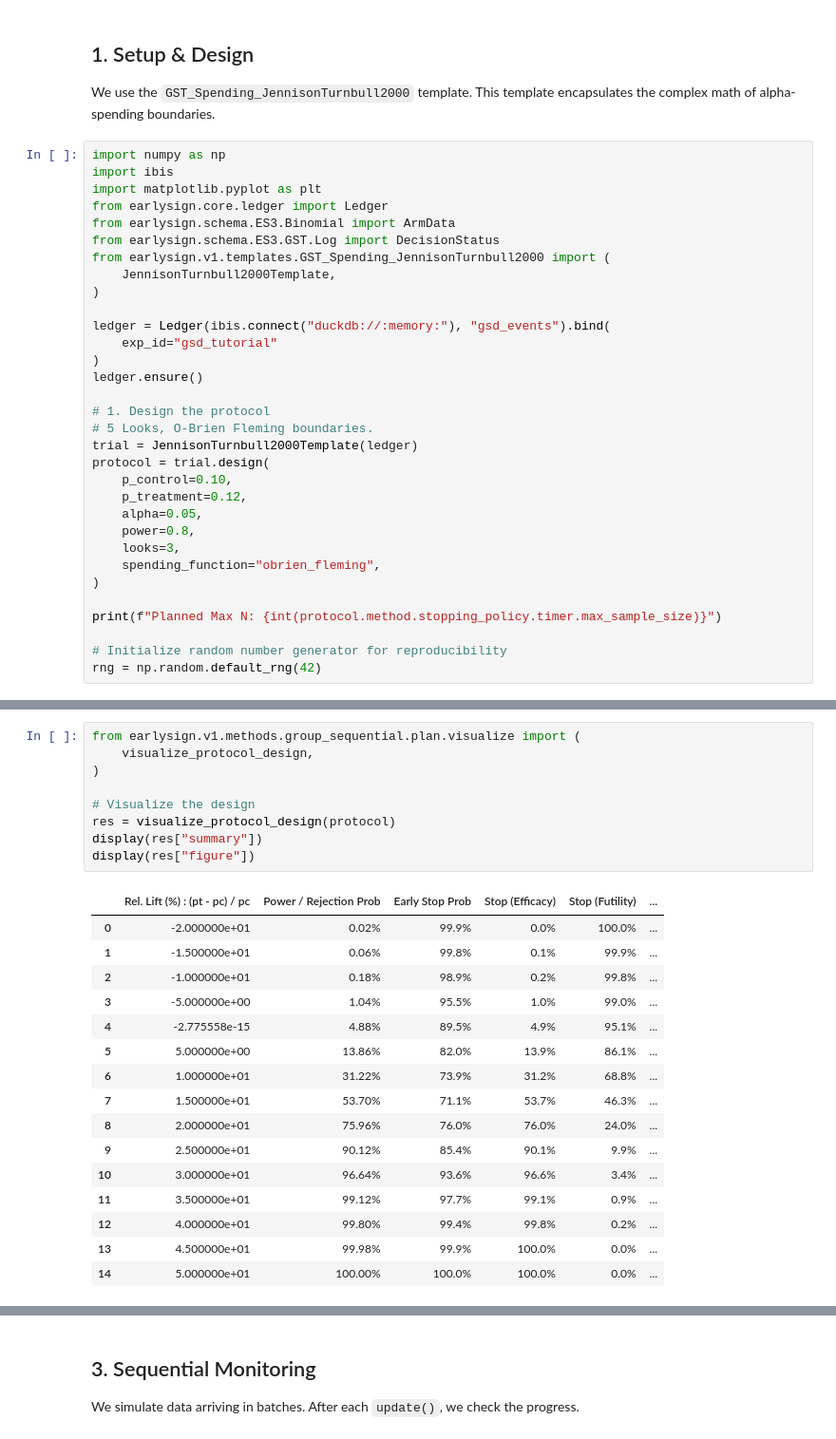
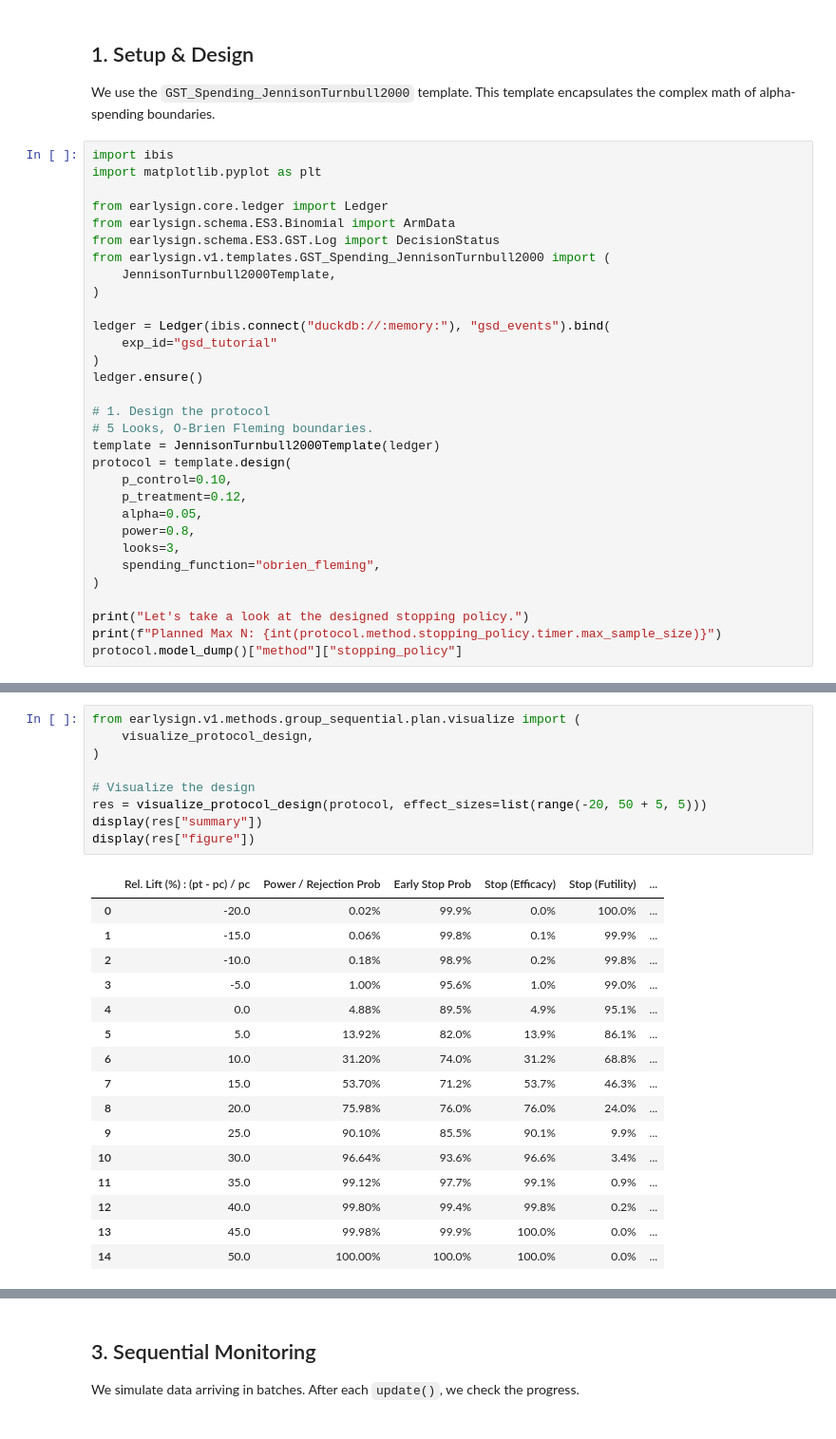
Before and after one commit to early-sign/EarlySign, a Jupyter notebook: docs/source/tutorial/201_group_sequential_design.ipynb, the cells around one changed output, grey strips where cells are left out. Shown at 95% size. Cells and saved outputs as stored; diff of their text form.

```diff
--- a/docs/source/tutorial/201_group_sequential_design.ipynb
+++ b/docs/source/tutorial/201_group_sequential_design.ipynb
@@ -13,9 +13,9 @@ In this tutorial, we will:
 
 We use the `GST_Spending_JennisonTurnbull2000` template. This template encapsulates the complex math of alpha-spending boundaries.
 # %%
-import numpy as np
 import ibis
 import matplotlib.pyplot as plt
+
 from earlysign.core.ledger import Ledger
 from earlysign.schema.ES3.Binomial import ArmData
 from earlysign.schema.ES3.GST.Log import DecisionStatus
@@ -30,8 +30,8 @@ ledger.ensure()
 
 # 1. Design the protocol
 # 5 Looks, O-Brien Fleming boundaries.
-trial = JennisonTurnbull2000Template(ledger)
-protocol = trial.design(
+template = JennisonTurnbull2000Template(ledger)
+protocol = template.design(
     p_control=0.10,
     p_treatment=0.12,
     alpha=0.05,
@@ -40,8 +40,7 @@ protocol = trial.design(
     spending_function="obrien_fleming",
 )
 
+print("Let's take a look at the designed stopping policy.")
 print(f"Planned Max N: {int(protocol.method.stopping_policy.timer.max_sample_size)}")
-
-# Initialize random number generator for reproducibility
-rng = np.random.default_rng(42)
+protocol.model_dump()["method"]["stopping_policy"]
 # %% [output]
@@ -71,28 +69,28 @@ Before starting the trial, it is important to check the "Operating Characteristi
 # %%
 from earlysign.v1.methods.group_sequential.plan.visualize import (
     visualize_protocol_design,
 )
 
 # Visualize the design
-res = visualize_protocol_design(protocol)
+res = visualize_protocol_design(protocol, effect_sizes=list(range(-20, 50 + 5, 5)))
 display(res["summary"])
 display(res["figure"])
 # %% [output]
 |  | Rel. Lift (%) : (pt - pc) / pc | Power / Rejection Prob | Early Stop Prob | Stop (Efficacy) | Stop (Futility) | ... |
-| 0 | -2.000000e+01 | 0.02% | 99.9% | 0.0% | 100.0% | ... |
-| 1 | -1.500000e+01 | 0.06% | 99.8% | 0.1% | 99.9% | ... |
-| 2 | -1.000000e+01 | 0.18% | 98.9% | 0.2% | 99.8% | ... |
-| 3 | -5.000000e+00 | 1.04% | 95.5% | 1.0% | 99.0% | ... |
-| 4 | -2.775558e-15 | 4.88% | 89.5% | 4.9% | 95.1% | ... |
-| 5 | 5.000000e+00 | 13.86% | 82.0% | 13.9% | 86.1% | ... |
-| 6 | 1.000000e+01 | 31.22% | 73.9% | 31.2% | 68.8% | ... |
-| 7 | 1.500000e+01 | 53.70% | 71.1% | 53.7% | 46.3% | ... |
-| 8 | 2.000000e+01 | 75.96% | 76.0% | 76.0% | 24.0% | ... |
-| 9 | 2.500000e+01 | 90.12% | 85.4% | 90.1% | 9.9% | ... |
-| 10 | 3.000000e+01 | 96.64% | 93.6% | 96.6% | 3.4% | ... |
-| 11 | 3.500000e+01 | 99.12% | 97.7% | 99.1% | 0.9% | ... |
-| 12 | 4.000000e+01 | 99.80% | 99.4% | 99.8% | 0.2% | ... |
-| 13 | 4.500000e+01 | 99.98% | 99.9% | 100.0% | 0.0% | ... |
-| 14 | 5.000000e+01 | 100.00% | 100.0% | 100.0% | 0.0% | ... |
+| 0 | -20.0 | 0.02% | 99.9% | 0.0% | 100.0% | ... |
+| 1 | -15.0 | 0.06% | 99.8% | 0.1% | 99.9% | ... |
+| 2 | -10.0 | 0.18% | 98.9% | 0.2% | 99.8% | ... |
+| 3 | -5.0 | 1.00% | 95.6% | 1.0% | 99.0% | ... |
+| 4 | 0.0 | 4.88% | 89.5% | 4.9% | 95.1% | ... |
+| 5 | 5.0 | 13.92% | 82.0% | 13.9% | 86.1% | ... |
+| 6 | 10.0 | 31.20% | 74.0% | 31.2% | 68.8% | ... |
+| 7 | 15.0 | 53.70% | 71.2% | 53.7% | 46.3% | ... |
+| 8 | 20.0 | 75.98% | 76.0% | 76.0% | 24.0% | ... |
+| 9 | 25.0 | 90.10% | 85.5% | 90.1% | 9.9% | ... |
+| 10 | 30.0 | 96.64% | 93.6% | 96.6% | 3.4% | ... |
+| 11 | 35.0 | 99.12% | 97.7% | 99.1% | 0.9% | ... |
+| 12 | 40.0 | 99.80% | 99.4% | 99.8% | 0.2% | ... |
+| 13 | 45.0 | 99.98% | 99.9% | 100.0% | 0.0% | ... |
+| 14 | 50.0 | 100.00% | 100.0% | 100.0% | 0.0% | ... |
 [figure]
 # %% [markdown]
```
Also changed, not shown: parts of 10 cells of this notebook, 32 other files.
